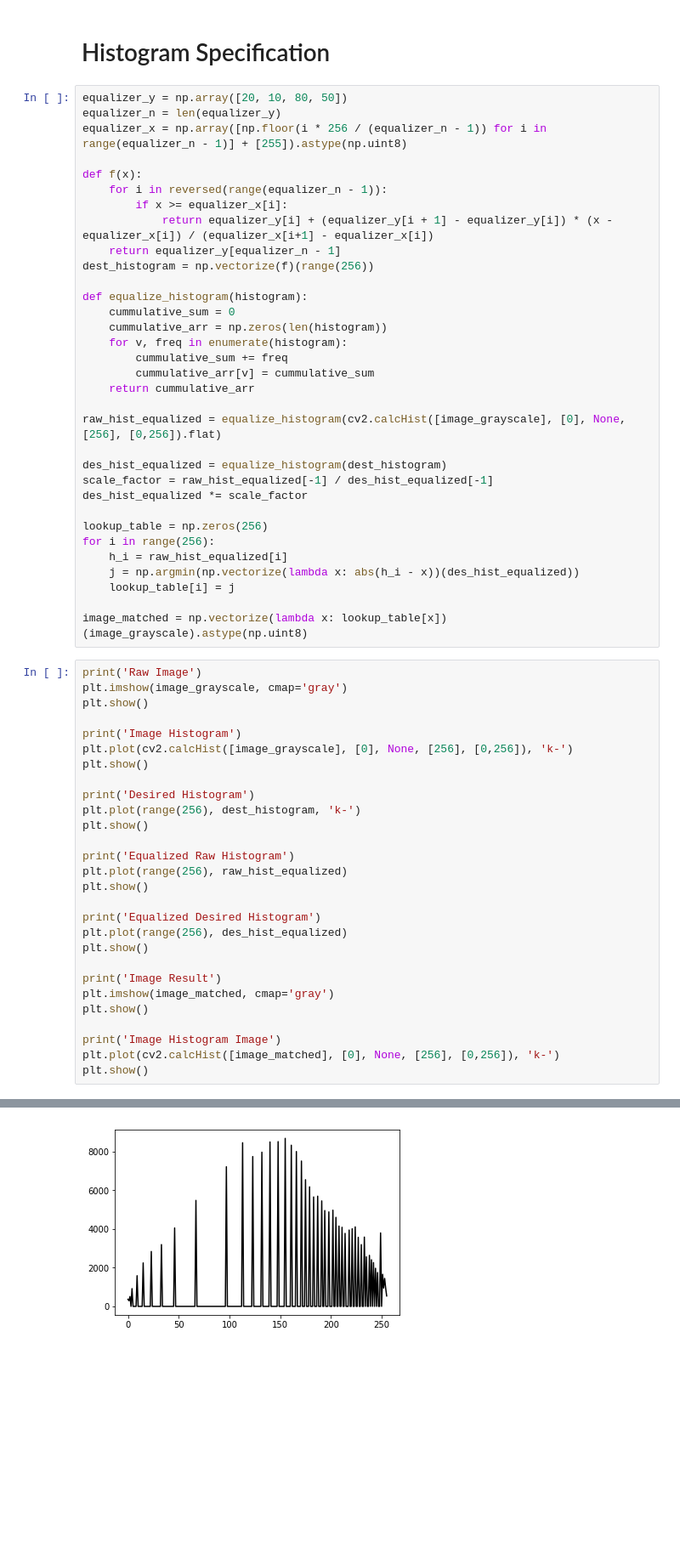
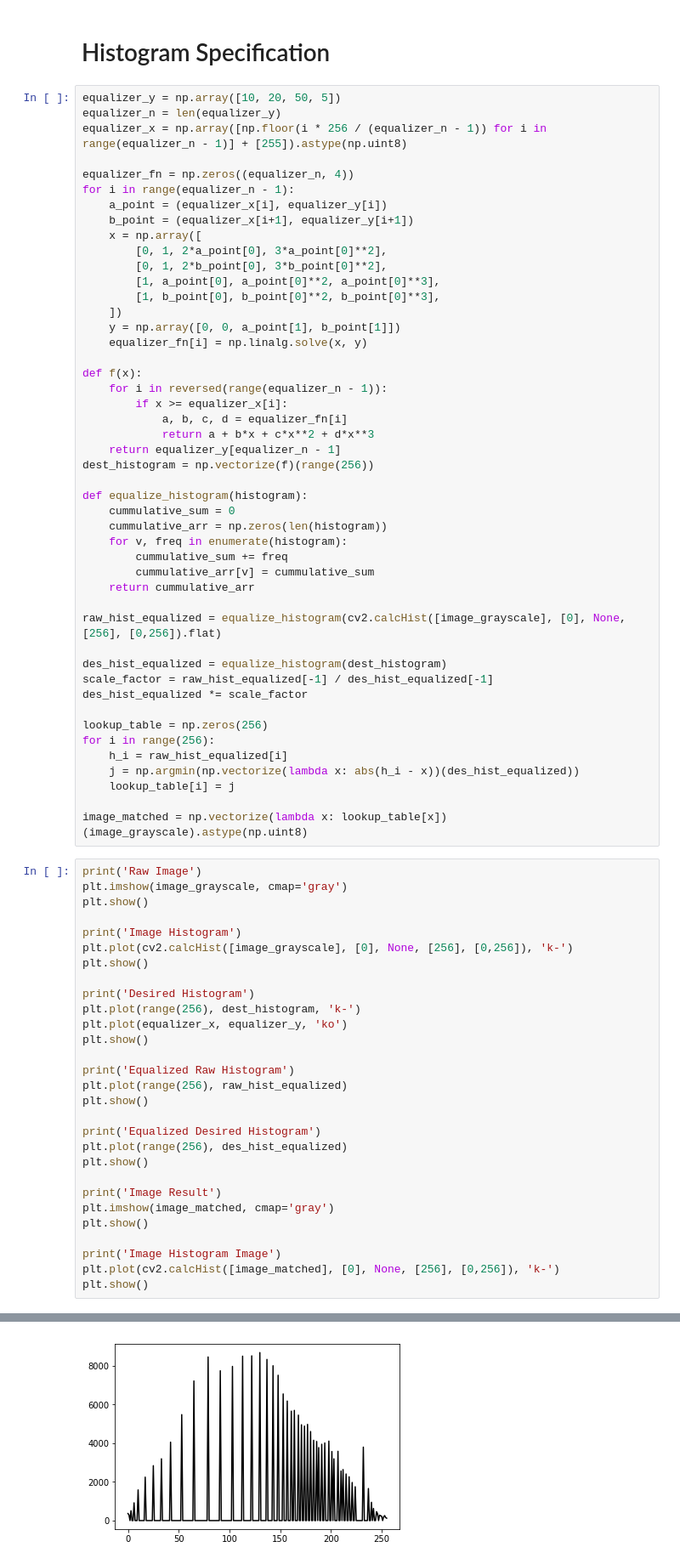
Before and after one commit to jauhararifin/imaginary, a Jupyter notebook: task_3/task.ipynb, the cells around one changed output, grey strips where cells are left out. Shown at 85% size. Drawn from its saved outputs; the diff is of its cells as text; blank space fills up the shorter version.

```diff
--- a/task_3/task.ipynb
+++ b/task_3/task.ipynb
@@ -82,14 +82,28 @@ plt.show()
 # %% [markdown]
 # Histogram Specification
 # %%
-equalizer_y = np.array([20, 10, 80, 50])
+equalizer_y = np.array([10, 20, 50, 5])
 equalizer_n = len(equalizer_y)
 equalizer_x = np.array([np.floor(i * 256 / (equalizer_n - 1)) for i in range(equalizer_n - 1)] + [255]).astype(np.uint8)
+
+equalizer_fn = np.zeros((equalizer_n, 4))
+for i in range(equalizer_n - 1):
+    a_point = (equalizer_x[i], equalizer_y[i])
+    b_point = (equalizer_x[i+1], equalizer_y[i+1])
+    x = np.array([
+        [0, 1, 2*a_point[0], 3*a_point[0]**2],
+        [0, 1, 2*b_point[0], 3*b_point[0]**2],
+        [1, a_point[0], a_point[0]**2, a_point[0]**3],
+        [1, b_point[0], b_point[0]**2, b_point[0]**3],
+    ])
+    y = np.array([0, 0, a_point[1], b_point[1]])
+    equalizer_fn[i] = np.linalg.solve(x, y)
 
 def f(x):
     for i in reversed(range(equalizer_n - 1)):
         if x >= equalizer_x[i]:
-            return equalizer_y[i] + (equalizer_y[i + 1] - equalizer_y[i]) * (x - equalizer_x[i]) / (equalizer_x[i+1] - equalizer_x[i])
+            a, b, c, d = equalizer_fn[i]
+            return a + b*x + c*x**2 + d*x**3
     return equalizer_y[equalizer_n - 1]
 dest_histogram = np.vectorize(f)(range(256))
 
@@ -125,6 +139,7 @@ plt.show()
 
 print('Desired Histogram')
 plt.plot(range(256), dest_histogram, 'k-')
+plt.plot(equalizer_x, equalizer_y, 'ko')
 plt.show()
 
 print('Equalized Raw Histogram')
@@ -156,4 +171,4 @@ Equalized Desired Histogram
 Image Result
 [figure]
 Image Histogram Image
-[figure, old version]
+[figure, new version]
```
Also changed, not shown: parts of 1 cell of this notebook.
